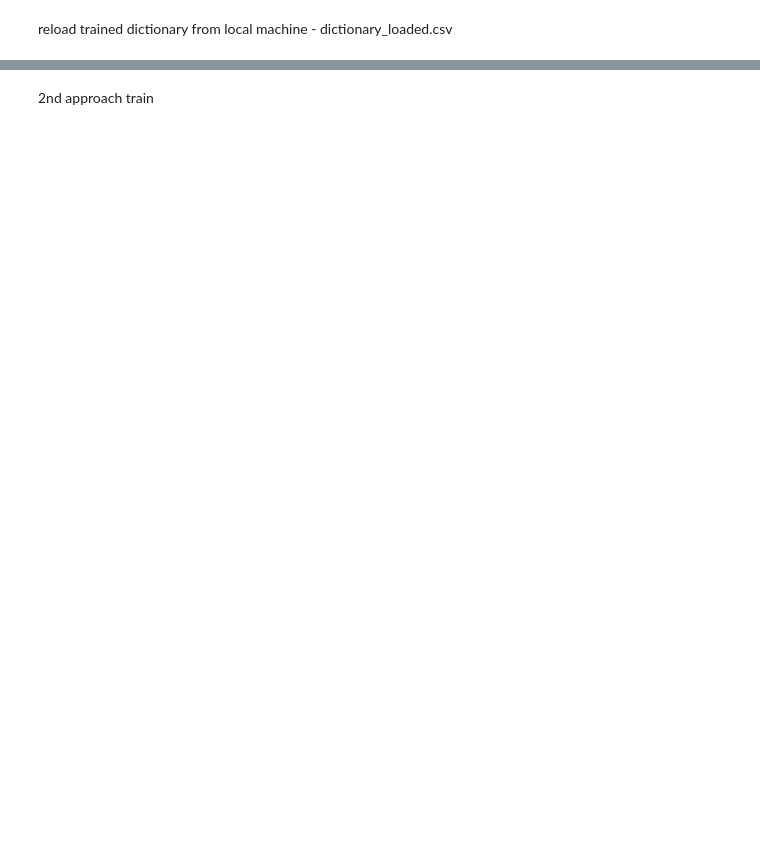
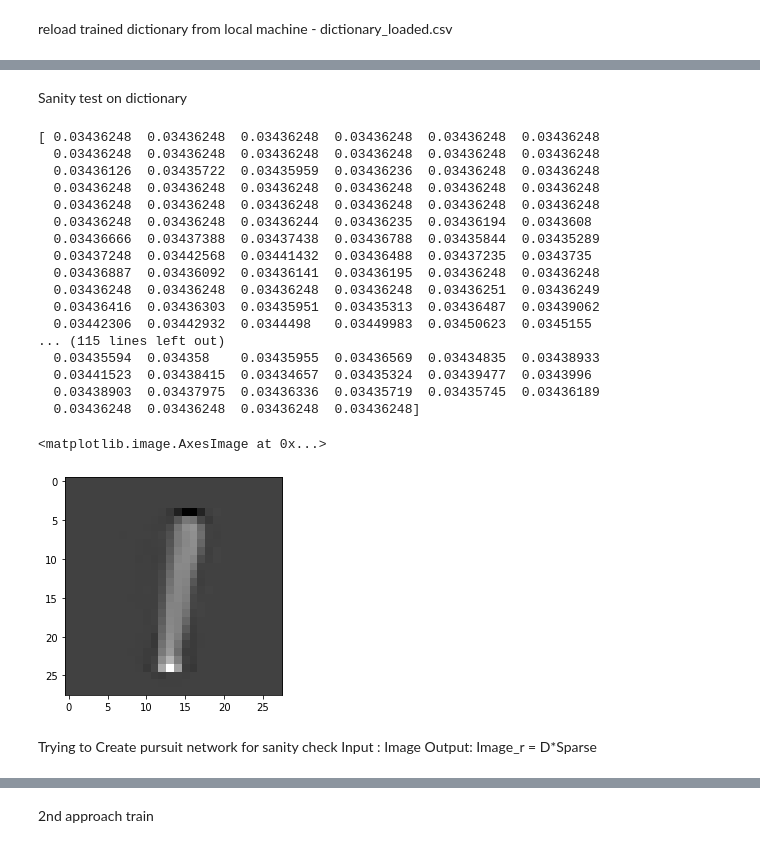
Before and after one commit to royg27/Machine-Learning, a Jupyter notebook: GAN_roy.ipynb, the cells around one changed output, grey strips where cells are left out. Cells and saved outputs as stored; diff of their text form; code cells hidden in the pictures; blank space fills up the shorter version.

```diff
--- a/GAN_roy.ipynb
+++ b/GAN_roy.ipynb
@@ -295 +342,31 @@ dictionary_loaded2 = np.eye(sparse_dim,dtype=np.float32)  # format that is used
+# %% [markdown]
+Sanity test on dictionary
+# %%
+from sklearn.decomposition import DictionaryLearning
+
+print(dictionary_loaded2[:,0] )
+
+atom1 = (dictionary_loaded2)[:,0]
+plt.figure()
+plt.imshow(atom1.reshape((img_rows, img_cols)), cmap='gray')
+# %% [output]
+[ 0.03436248  0.03436248  0.03436248  0.03436248  0.03436248  0.03436248
+  0.03436248  0.03436248  0.03436248  0.03436248  0.03436248  0.03436248
+  0.03436126  0.03435722  0.03435959  0.03436236  0.03436248  0.03436248
+  0.03436248  0.03436248  0.03436248  0.03436248  0.03436248  0.03436248
+  0.03436248  0.03436248  0.03436248  0.03436248  0.03436248  0.03436248
+  0.03436248  0.03436248  0.03436244  0.03436235  0.03436194  0.0343608
+  0.03436666  0.03437388  0.03437438  0.03436788  0.03435844  0.03435289
+  0.03437248  0.03442568  0.03441432  0.03436488  0.03437235  0.0343735
+  0.03436887  0.03436092  0.03436141  0.03436195  0.03436248  0.03436248
+  0.03436248  0.03436248  0.03436248  0.03436248  0.03436251  0.03436249
+  0.03436416  0.03436303  0.03435951  0.03435313  0.03436487  0.03439062
+  0.03442306  0.03442932  0.0344498   0.03449983  0.03450623  0.0345155
+... (115 lines left out)
+  0.03435594  0.034358    0.03435955  0.03436569  0.03434835  0.03438933
+  0.03441523  0.03438415  0.03434657  0.03435324  0.03439477  0.0343996
+  0.03438903  0.03437975  0.03436336  0.03435719  0.03435745  0.03436189
+  0.03436248  0.03436248  0.03436248  0.03436248]
+<matplotlib.image.AxesImage at 0x...>
+[figure, added]
 # %%
@@ -395,0 +375,4 @@ gan.compile(loss=['binary_crossentropy','mean_absolute_error'], optimizer=optimi
+# %% [markdown]
+Trying to Create pursuit network for sanity check
+Input : Image
+Output: Image_r = D*Sparse
```
Also changed, not shown: parts of 15 cells of this notebook.
